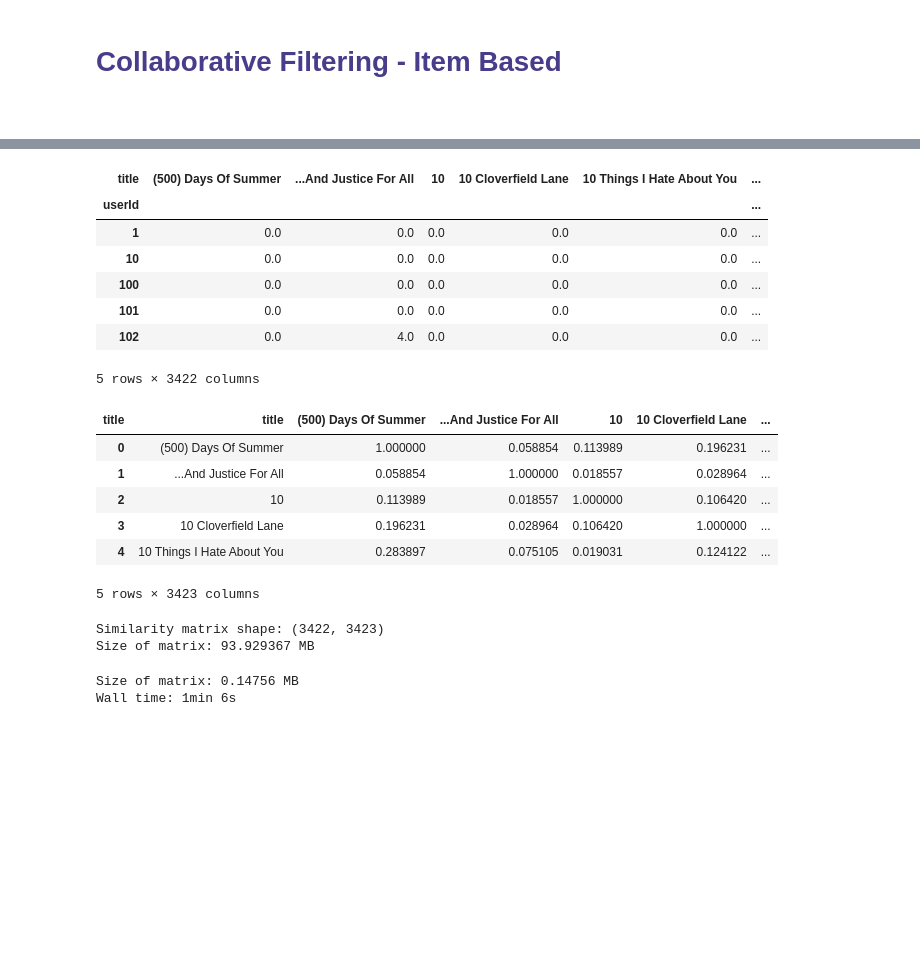
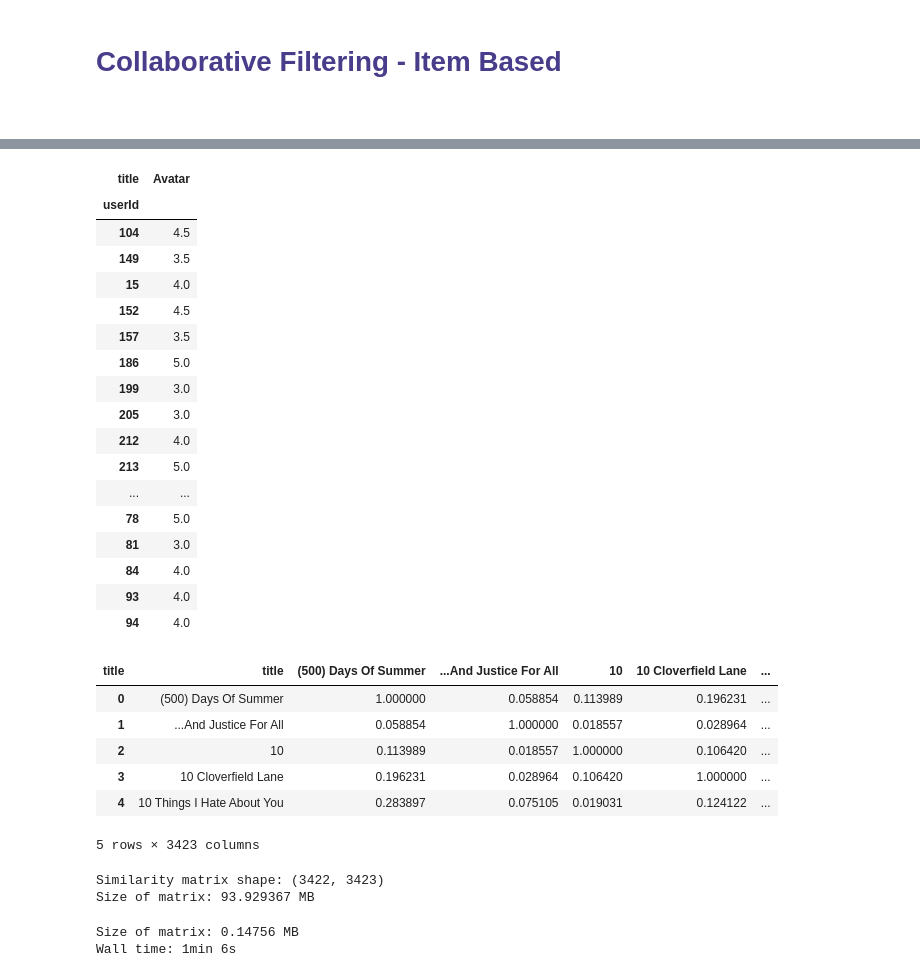
Before and after one commit to jmonsalverodilla/Recommender-Systems, a Jupyter notebook: 3) Recommender System Using Collaborative Filtering.ipynb, the cells around one changed output, grey strips where cells are left out. Drawn from its saved outputs; the diff is of its cells as text; code cells hidden in the pictures; blank space fills up the shorter version.

```diff
--- a/3) Recommender System Using Collaborative Filtering.ipynb
+++ b/3) Recommender System Using Collaborative Filtering.ipynb
@@ -378,32 +409,42 @@ There is a **big problem** with all the **user based techniques**. If we want to
 # %%
 # Dataframe where every row is an user, the columns are all the possible movies and the values are the ratings (NaN if the user has not watched the movie)
 pivot_ratings = df_ratings_complete.pivot(index='userId', columns='title', values='rating').fillna(0) #pivot_ratings = pd.pivot_table(df_ratings_complete,index='userId', columns='title', values='rating')
-display(pivot_ratings.head())
+display(pivot_ratings[pivot_ratings['Avatar']!=0][['Avatar']])
 
 # Cosine similarity matrix
 similarity = cosine_similarity(pivot_ratings.T)##The distance is a positive measure, and we are calculating the similarity as 1-distance
 df_similarity = pd.DataFrame(similarity, index=pivot_ratings.columns, columns=pivot_ratings.columns).reset_index()
 display(df_similarity.head())
 print("Similarity matrix shape:",df_similarity.shape)
 print("Size of matrix:",sys.getsizeof(df_similarity)/10**6 ,"MB")
 # %% [output]
-| title | (500) Days Of Summer | ...And Justice For All | 10 | 10 Cloverfield Lane | 10 Things I Hate About You | ... |
-| userId |  |  |  |  |  | ... |
-| 1 | 0.0 | 0.0 | 0.0 | 0.0 | 0.0 | ... |
-| 10 | 0.0 | 0.0 | 0.0 | 0.0 | 0.0 | ... |
-| 100 | 0.0 | 0.0 | 0.0 | 0.0 | 0.0 | ... |
-| 101 | 0.0 | 0.0 | 0.0 | 0.0 | 0.0 | ... |
-| 102 | 0.0 | 4.0 | 0.0 | 0.0 | 0.0 | ... |
+| title | Avatar |
+| userId |  |
+| 104 | 4.5 |
+| 149 | 3.5 |
+| 15 | 4.0 |
+| 152 | 4.5 |
+| 157 | 3.5 |
+| 186 | 5.0 |
+| 199 | 3.0 |
+| 205 | 3.0 |
+| 212 | 4.0 |
+| 213 | 5.0 |
+| ... | ... |
+| 78 | 5.0 |
+| 81 | 3.0 |
+| 84 | 4.0 |
+| 93 | 4.0 |
+| 94 | 4.0 |
+| title | title | (500) Days Of Summer | ...And Justice For All | 10 | 10 Cloverfield Lane | ... |
+| 0 | (500) Days Of Summer | 1.000000 | 0.058854 | 0.113989 | 0.196231 | ... |
+| 1 | ...And Justice For All | 0.058854 | 1.000000 | 0.018557 | 0.028964 | ... |
+| 2 | 10 | 0.113989 | 0.018557 | 1.000000 | 0.106420 | ... |
+| 3 | 10 Cloverfield Lane | 0.196231 | 0.028964 | 0.106420 | 1.000000 | ... |
+| 4 | 10 Things I Hate About You | 0.283897 | 0.075105 | 0.019031 | 0.124122 | ... |
-5 rows × 3422 columns
+5 rows × 3423 columns
-| title | title | (500) Days Of Summer | ...And Justice For All | 10 | 10 Cloverfield Lane | ... |
-| 0 | (500) Days Of Summer | 1.000000 | 0.058854 | 0.113989 | 0.196231 | ... |
-| 1 | ...And Justice For All | 0.058854 | 1.000000 | 0.018557 | 0.028964 | ... |
-| 2 | 10 | 0.113989 | 0.018557 | 1.000000 | 0.106420 | ... |
-| 3 | 10 Cloverfield Lane | 0.196231 | 0.028964 | 0.106420 | 1.000000 | ... |
-| 4 | 10 Things I Hate About You | 0.283897 | 0.075105 | 0.019031 | 0.124122 | ... |
-5 rows × 3423 columns
+Similarity matrix shape: (3422, 3423)
+Size of matrix: 93.929367 MB
-Similarity matrix shape: (3422, 3423)
-Size of matrix: 93.929367 MB
 # %%
 %%time
 dict_similarity = {}
```
Also changed, not shown: parts of 5 cells of this notebook, 2 other files.
